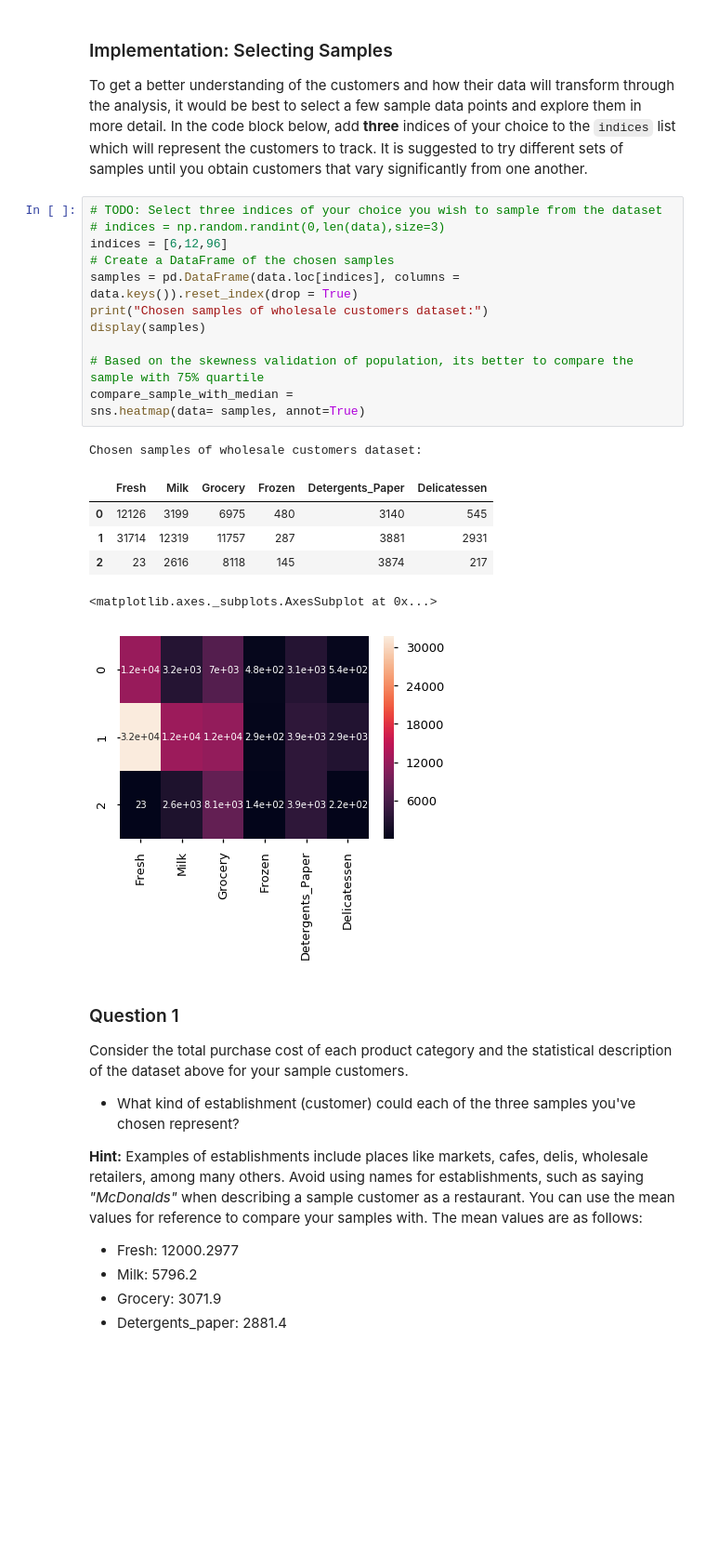
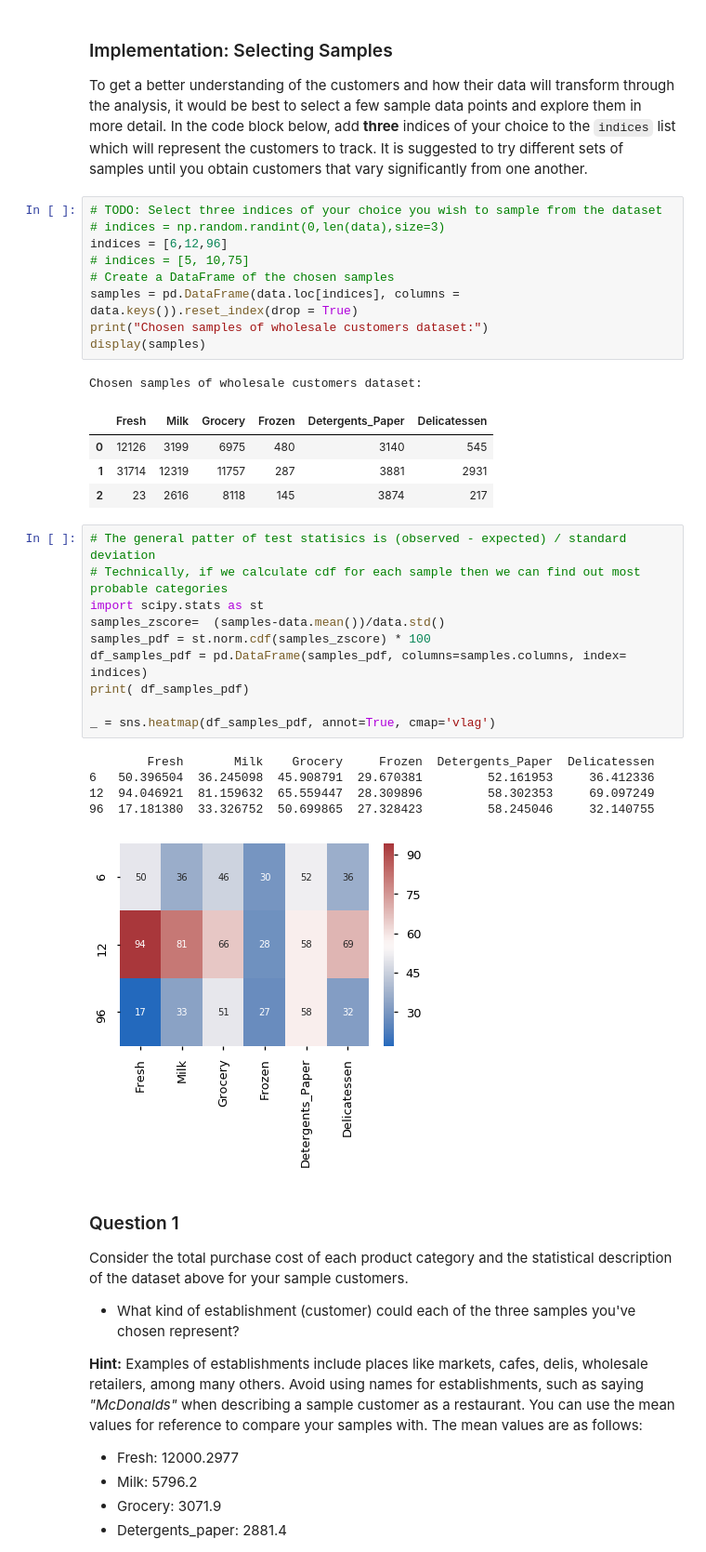
Before and after one commit to racksen/machine-learning, a Jupyter notebook: projects/customer_segments/customer_segments.ipynb, the cells around one changed output. Shown: that part at 93% size. Drawn from its saved outputs; the diff is of its cells as text; blank space fills up the shorter version.

```diff
--- a/projects/customer_segments/customer_segments.ipynb
+++ b/projects/customer_segments/customer_segments.ipynb
@@ -91,22 +81,33 @@ To get a better understanding of the customers and how their data will transform
 # TODO: Select three indices of your choice you wish to sample from the dataset
 # indices = np.random.randint(0,len(data),size=3)
 indices = [6,12,96]
+# indices = [5, 10,75]
 # Create a DataFrame of the chosen samples
 samples = pd.DataFrame(data.loc[indices], columns = data.keys()).reset_index(drop = True)
 print("Chosen samples of wholesale customers dataset:")
 display(samples)
-
-# Based on the skewness validation of population, its better to compare the sample with 75% quartile
-compare_sample_with_median =
-sns.heatmap(data= samples, annot=True)
 # %% [output]
 Chosen samples of wholesale customers dataset:
 |  | Fresh | Milk | Grocery | Frozen | Detergents_Paper | Delicatessen |
 | 0 | 12126 | 3199 | 6975 | 480 | 3140 | 545 |
 | 1 | 31714 | 12319 | 11757 | 287 | 3881 | 2931 |
 | 2 | 23 | 2616 | 8118 | 145 | 3874 | 217 |
-<matplotlib.axes._subplots.AxesSubplot at 0x...>
-[figure, removed]
+# %%
+# The general patter of test statisics is (observed - expected) / standard deviation
+# Technically, if we calculate cdf for each sample then we can find out most probable categories
+import scipy.stats as st
+samples_zscore=  (samples-data.mean())/data.std()
+samples_pdf = st.norm.cdf(samples_zscore) * 100
+df_samples_pdf = pd.DataFrame(samples_pdf, columns=samples.columns, index= indices)
+print( df_samples_pdf)
+
+_ = sns.heatmap(df_samples_pdf, annot=True, cmap='vlag')
+# %% [output]
+        Fresh       Milk    Grocery     Frozen  Detergents_Paper  Delicatessen
+6   50.396504  36.245098  45.908791  29.670381         52.161953     36.412336
+12  94.046921  81.159632  65.559447  28.309896         58.302353     69.097249
+96  17.181380  33.326752  50.699865  27.328423         58.245046     32.140755
+[figure, added]
 # %% [markdown]
 ### Question 1
 Consider the total purchase cost of each product category and the statistical description of the dataset above for your sample customers.
```
Also changed, not shown: parts of 11 cells of this notebook.
